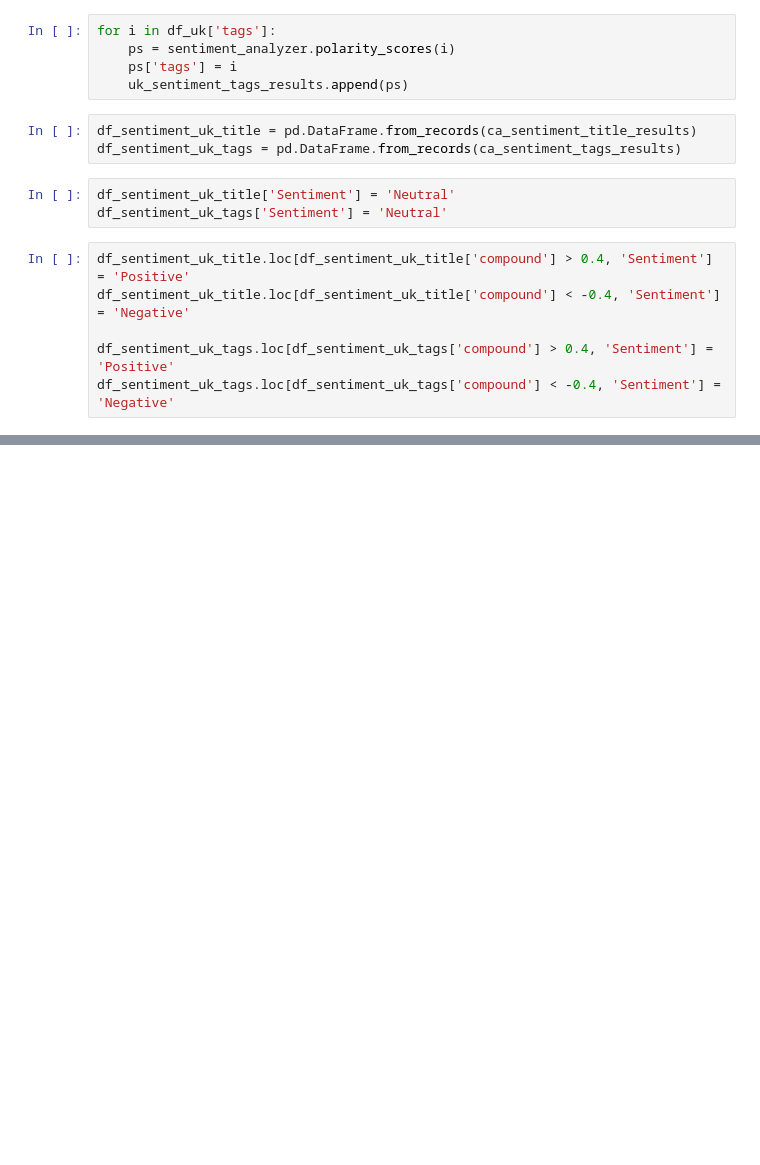
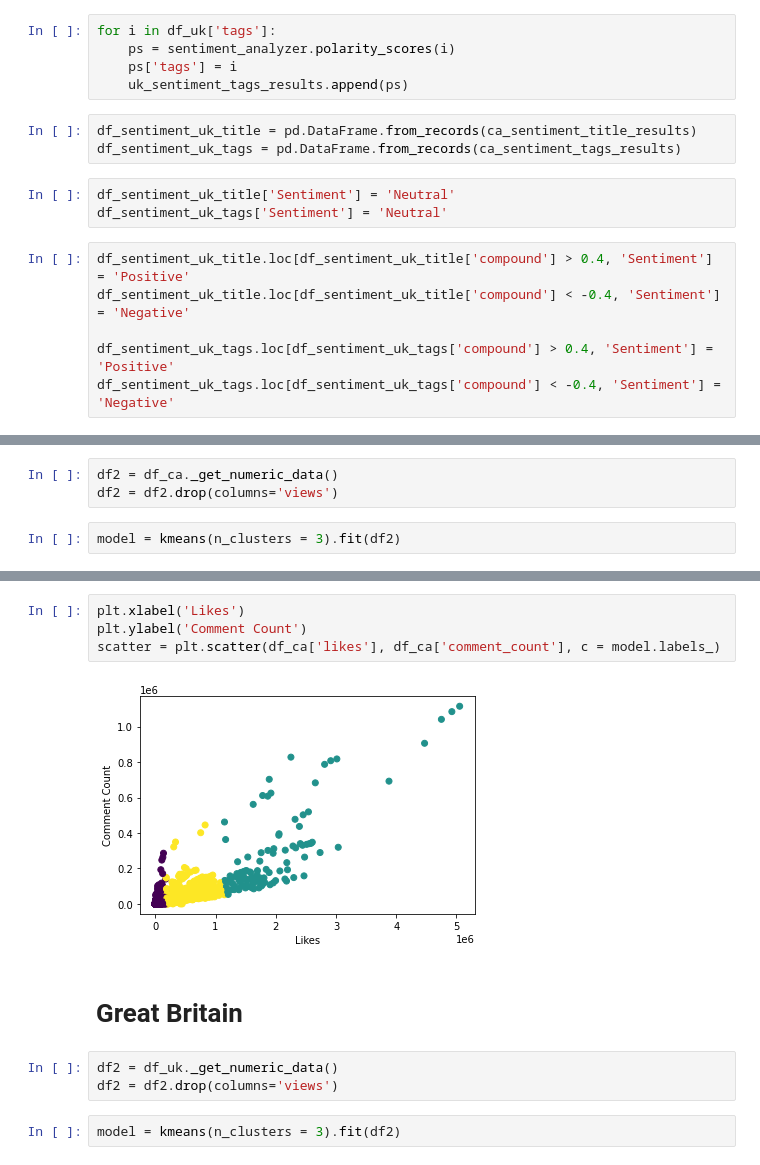
Before and after one commit to run-cmw/trending-yt-vids-api, a Jupyter notebook: project/YouTube_Analysis_Jacob.ipynb, the cells around one changed output, grey strips where cells are left out. Cells and saved outputs as stored; diff of their text form; blank space fills up the shorter version.

```diff
--- a/project/YouTube_Analysis_Jacob.ipynb
+++ b/project/YouTube_Analysis_Jacob.ipynb
@@ -647,0 +781,5 @@ df_sentiment_uk_tags.loc[df_sentiment_uk_tags['compound'] < -0.4, 'Sentiment'] =
+# %%
+df2 = df_ca._get_numeric_data()
+df2 = df2.drop(columns='views')
+# %%
+model = kmeans(n_clusters = 3).fit(df2)
@@ -647,0 +809,13 @@ df_sentiment_uk_tags.loc[df_sentiment_uk_tags['compound'] < -0.4, 'Sentiment'] =
+# %%
+plt.xlabel('Likes')
+plt.ylabel('Comment Count')
+scatter = plt.scatter(df_ca['likes'], df_ca['comment_count'], c = model.labels_)
+# %% [output]
+[figure, added]
+# %% [markdown]
+# Great Britain
+# %%
+df2 = df_uk._get_numeric_data()
+df2 = df2.drop(columns='views')
+# %%
+model = kmeans(n_clusters = 3).fit(df2)
```
Also changed, not shown: parts of 68 cells of this notebook.
